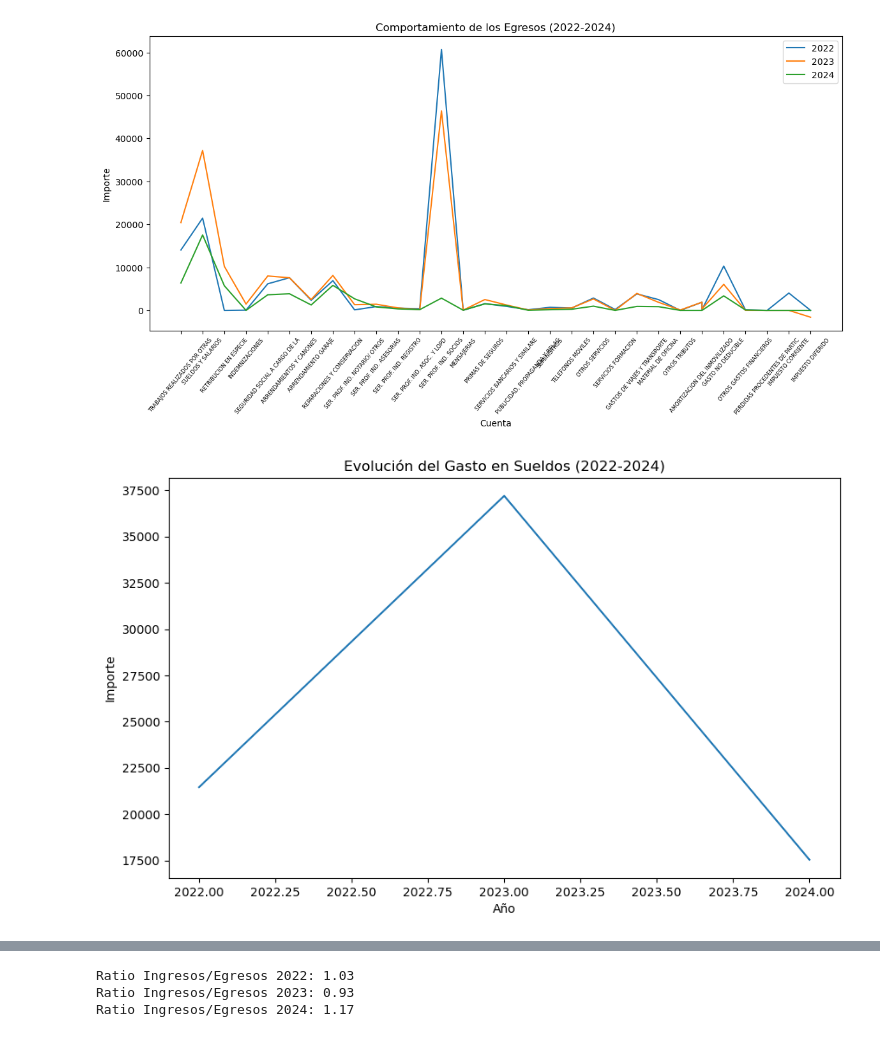
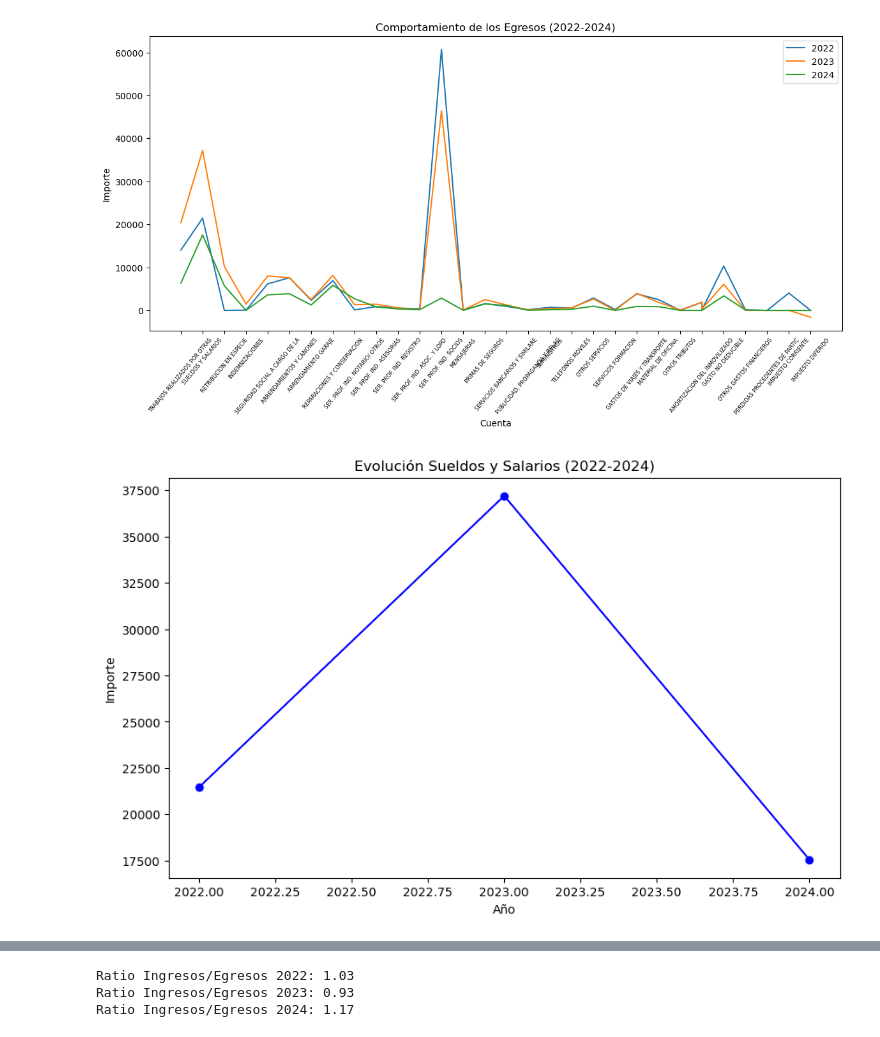
Before and after one commit to jhonDataScience/Financiero, a Jupyter notebook: analisis_financiero.ipynb, the cells around one changed output, grey strips where cells are left out. Saved outputs shown, nothing was run; the diff lists cells and outputs as text; code cells hidden in the pictures.

```diff
--- a/analisis_financiero.ipynb
+++ b/analisis_financiero.ipynb
@@ -102,16 +64,16 @@ plt.show()
 # %%
 # Filtrar la cuenta de Sueldos
 sueldos = egresos[egresos['Cuenta'] == 'SUELDOS Y SALARIOS']
 
 # Gráfico de la evolución de Sueldos
 plt.figure(figsize=(10, 6))
-plt.plot([2022, 2023, 2024], [sueldos[2022].values[0], sueldos[2023].values[0], sueldos[2024].values[0]])
+plt.plot([2022, 2023, 2024], [sueldos[2022].values[0], sueldos[2023].values[0], sueldos[2024].values[0]], marker='o', linestyle='-', color='b')
 plt.xlabel('Año')
 plt.ylabel('Importe')
-plt.title('Evolución del Gasto en Sueldos (2022-2024)')
+plt.title('Evolución Sueldos y Salarios (2022-2024)')
 plt.show()
 # %% [output]
-[figure, old version]
+[figure, new version]
 # %%
 # Filtrar la cuenta de Sueldos
 ser_prof_soc = egresos[egresos['Cuenta'] == 'SER. PROF. IND. SOCIOS']
```
Also changed, not shown: parts of 15 cells of this notebook.
